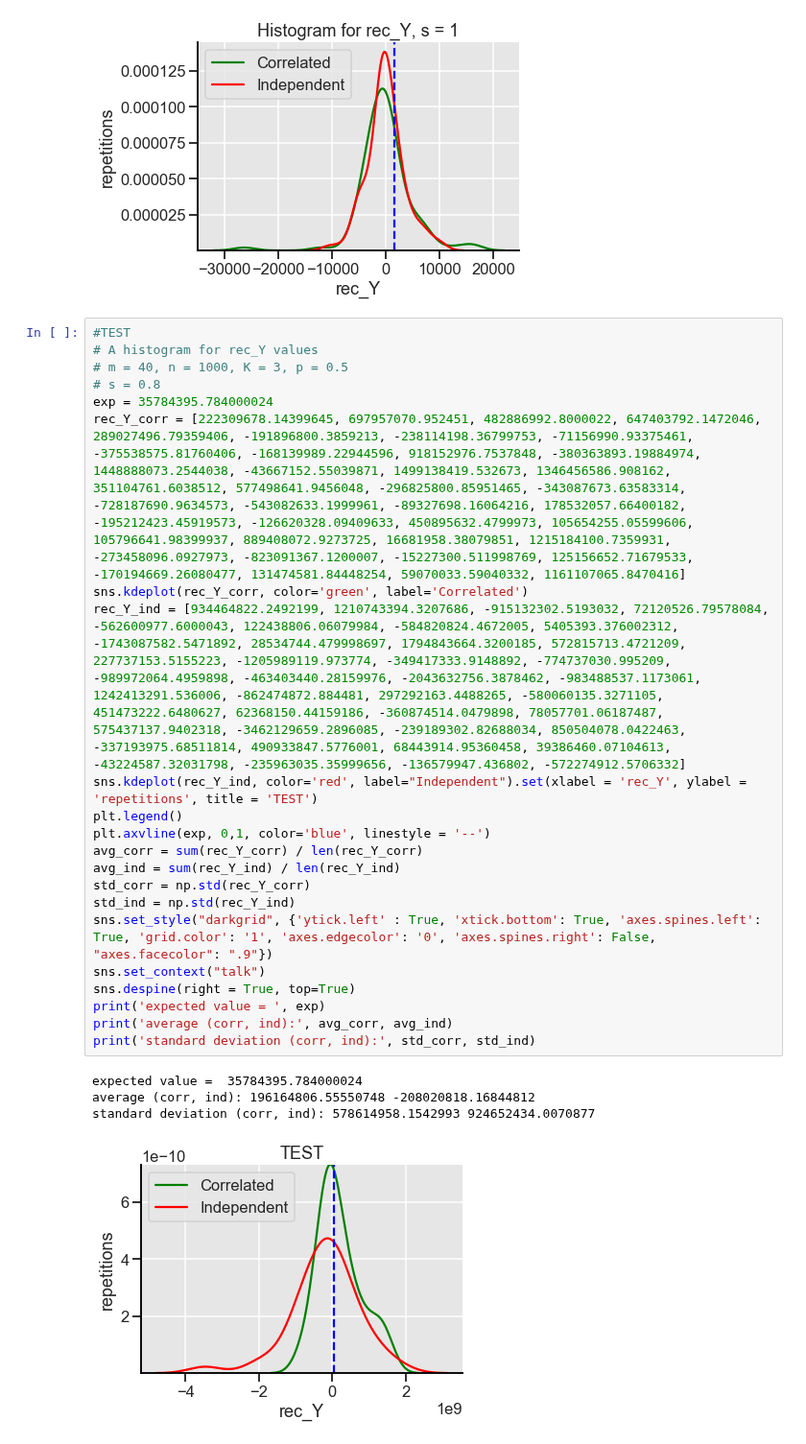
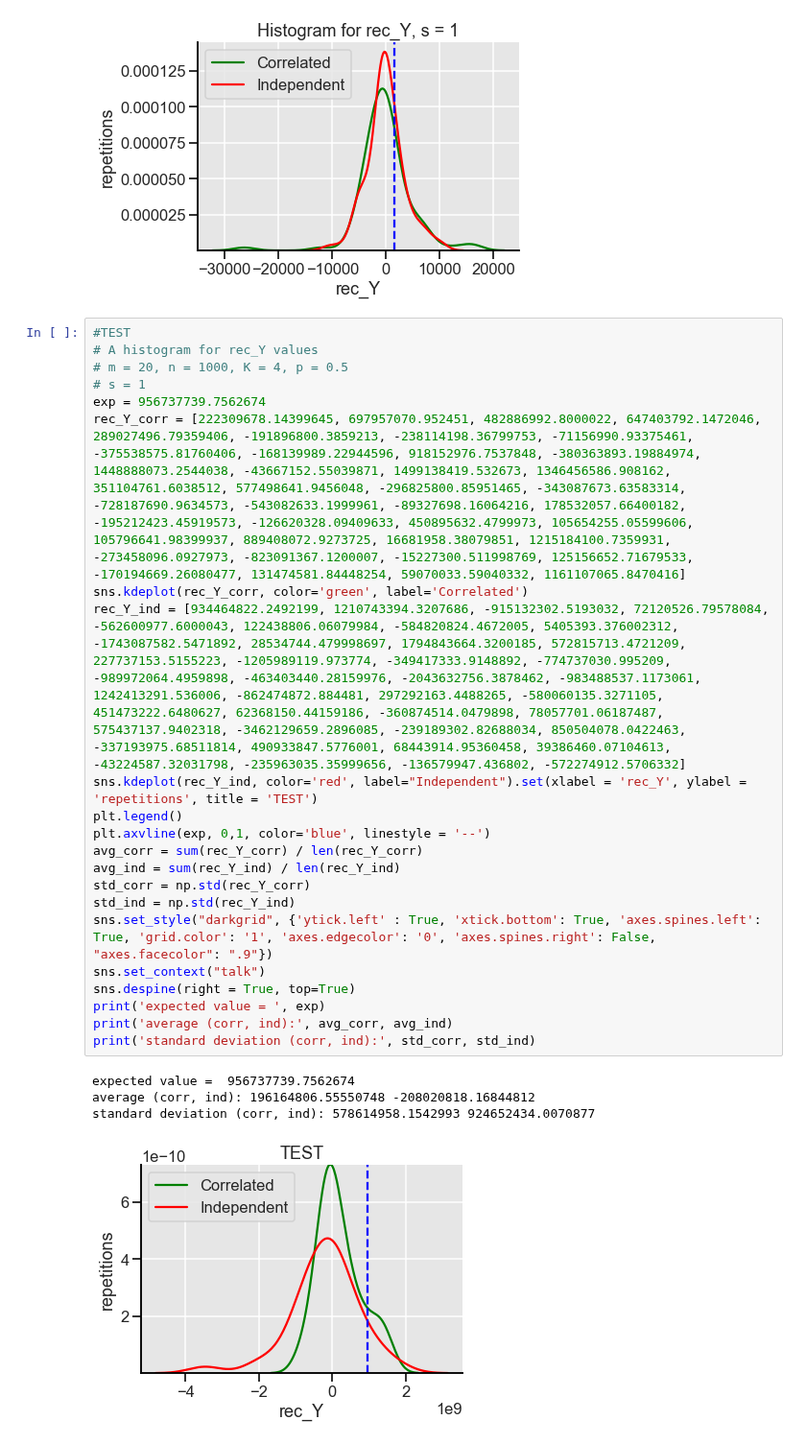
Before and after one commit to louishu17/tree_color_coding_task, a Jupyter notebook: Jupyter Vizualizations/sim2_viz.ipynb, the cells around one changed output. Shown at 96% size. Drawn from its saved outputs; the diff is of its cells as text.

```diff
--- a/Jupyter Vizualizations/sim2_viz.ipynb
+++ b/Jupyter Vizualizations/sim2_viz.ipynb
@@ -207,27 +207,27 @@ standard deviation (corr, ind): 4913.756258899601 3481.7489846483763
 # %%
 #TEST
 # A histogram for rec_Y values
-# m = 40, n = 1000, K = 3, p = 0.5
-# s = 0.8
-exp = 35784395.784000024
+# m = 20, n = 1000, K = 4, p = 0.5
+# s = 1
+exp = 956737739.7562674
 rec_Y_corr = [222309678.14399645, 697957070.952451, 482886992.8000022, 647403792.1472046, 289027496.79359406, -191896800.3859213, -238114198.36799753, -71156990.93375461, -375538575.81760406, -168139989.22944596, 918152976.7537848, -380363893.19884974, 1448888073.2544038, -43667152.55039871, 1499138419.532673, 1346456586.908162, 351104761.6038512, 577498641.9456048, -296825800.85951465, -343087673.63583314, -728187690.9634573, -543082633.1999961, -89327698.16064216, 178532057.66400182, -195212423.45919573, -126620328.09409633, 450895632.4799973, 105654255.05599606, 105796641.98399937, 889408072.9273725, 16681958.38079851, 1215184100.7359931, -273458096.0927973, -823091367.1200007, -15227300.511998769, 125156652.71679533, -170194669.26080477, 131474581.84448254, 59070033.59040332, 1161107065.8470416]
 sns.kdeplot(rec_Y_corr, color='green', label='Correlated')
 rec_Y_ind = [934464822.2492199, 1210743394.3207686, -915132302.5193032, 72120526.79578084, -562600977.6000043, 122438806.06079984, -584820824.4672005, 5405393.376002312, -1743087582.5471892, 28534744.479998697, 1794843664.3200185, 572815713.4721209, 227737153.5155223, -1205989119.973774, -349417333.9148892, -774737030.995209, -989972064.4959898, -463403440.28159976, -2043632756.3878462, -983488537.1173061, 1242413291.536006, -862474872.884481, 297292163.4488265, -580060135.3271105, 451473222.6480627, 62368150.44159186, -360874514.0479898, 78057701.06187487, 575437137.9402318, -3462129659.2896085, -239189302.82688034, 850504078.0422463, -337193975.68511814, 490933847.5776001, 68443914.95360458, 39386460.07104613, -43224587.32031798, -235963035.35999656, -136579947.436802, -572274912.5706332]
 sns.kdeplot(rec_Y_ind, color='red', label="Independent").set(xlabel = 'rec_Y', ylabel = 'repetitions', title = 'TEST')
 plt.legend()
 plt.axvline(exp, 0,1, color='blue', linestyle = '--')
 avg_corr = sum(rec_Y_corr) / len(rec_Y_corr)
 avg_ind = sum(rec_Y_ind) / len(rec_Y_ind)
 std_corr = np.std(rec_Y_corr)
 std_ind = np.std(rec_Y_ind)
 sns.set_style("darkgrid", {'ytick.left' : True, 'xtick.bottom': True, 'axes.spines.left': True, 'grid.color': '1', 'axes.edgecolor': '0', 'axes.spines.right': False, "axes.facecolor": ".9"})
 sns.set_context("talk")
 sns.despine(right = True, top=True)
 print('expected value = ', exp)
 print('average (corr, ind):', avg_corr, avg_ind)
 print('standard deviation (corr, ind):', std_corr, std_ind)
 # %% [output]
-expected value =  35784395.784000024
+expected value =  956737739.7562674
 average (corr, ind): 196164806.55550748 -208020818.16844812
 standard deviation (corr, ind): 578614958.1542993 924652434.0070877
-[figure, old version]
+[figure, new version]
```
Also changed, not shown: parts of 2 cells of this notebook, 2 other files.
